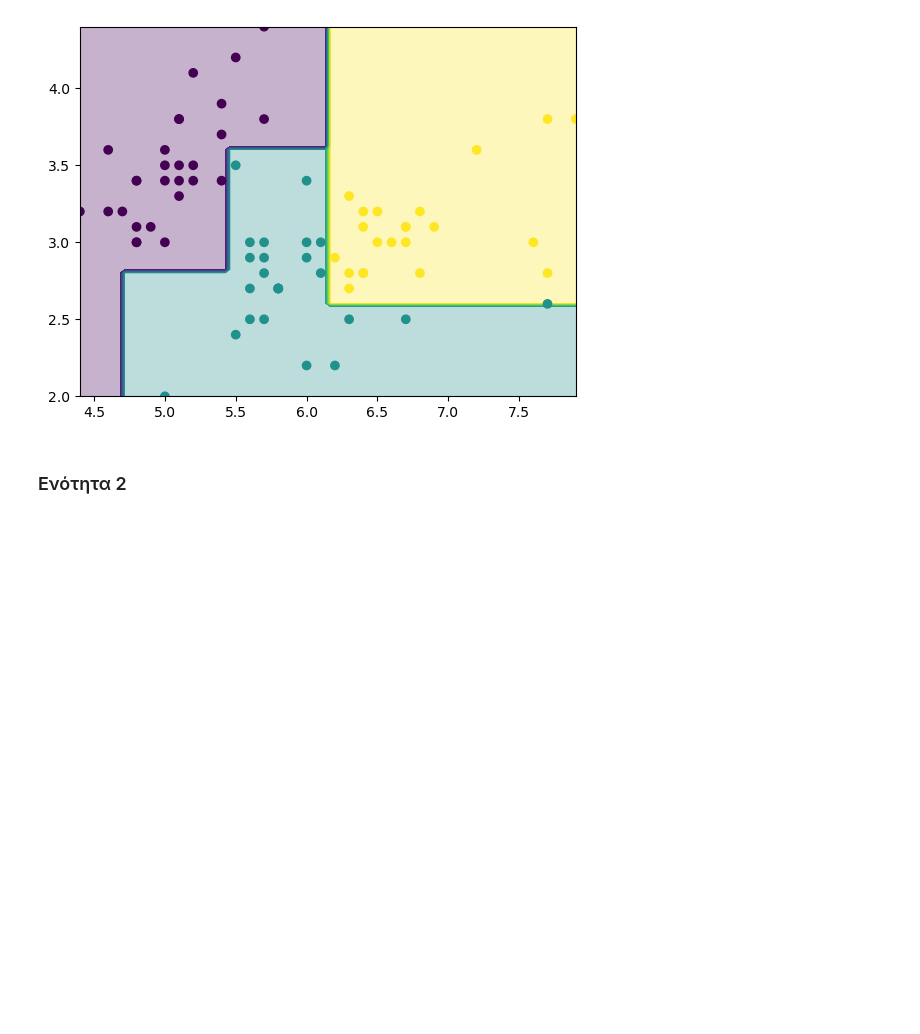
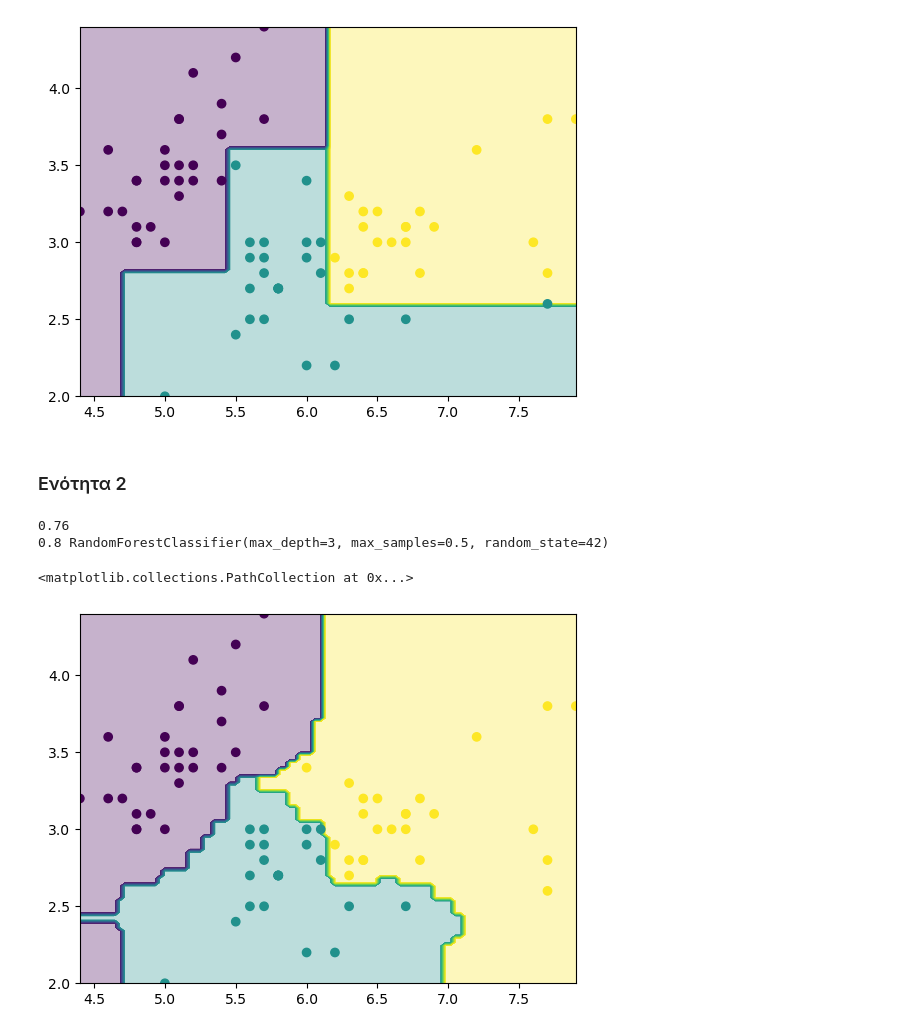
Before and after one commit to bilonio/ProjectML, a Jupyter notebook: Team30-AC.ipynb, the cells around one changed output. Drawn from its saved outputs; the diff is of its cells as text; code cells hidden in the pictures; blank space fills up the shorter version.

```diff
--- a/Team30-AC.ipynb
+++ b/Team30-AC.ipynb
@@ -279,3 +280,26 @@ plt.scatter(X_test[:, 0], X_test[:, 1], c=y_pred)
 [figure]
 # %% [markdown]
 ### Ενότητα 2
+# %%
+
+RFC = RandomForestClassifier(random_state=42, n_estimators=100, bootstrap=True, max_samples = 0.5) # Create a Random Forest Classifier
+RFC.fit(X_train, y_train) # Train the model
+y_pred = RFC.predict(X_test) # Make predictions
+accuracy = accuracy_score(y_test, y_pred) # Calculate accuracy
+print(accuracy)
+
+best_accuracy, best_model = tune_model(RFC, param_grid) # Tune the model
+y_pred = best_model.predict(X_test) # Make predictions
+print(best_accuracy, best_model)
+
+# Plot the decision boundary
+feature_1, feature_2 = np.meshgrid(np.linspace(X_test[:, 0].min(), X_test[:, 0].max(), 100), np.linspace(X_test[:, 1].min(), X_test[:, 1].max(), 100))
+grid = np.vstack([feature_1.ravel(), feature_2.ravel()]).T
+predictions = best_model.predict(grid).reshape(feature_1.shape)
+plt.contourf(feature_1, feature_2, predictions, alpha=0.3, cmap='viridis',levels=100)
+plt.scatter(X_test[:, 0], X_test[:, 1], c=y_pred)
+# %% [output]
+0.76
+0.8 RandomForestClassifier(max_depth=3, max_samples=0.5, random_state=42)
+<matplotlib.collections.PathCollection at 0x...>
+[figure, added]
```
Also changed, not shown: parts of 1 cell of this notebook.
